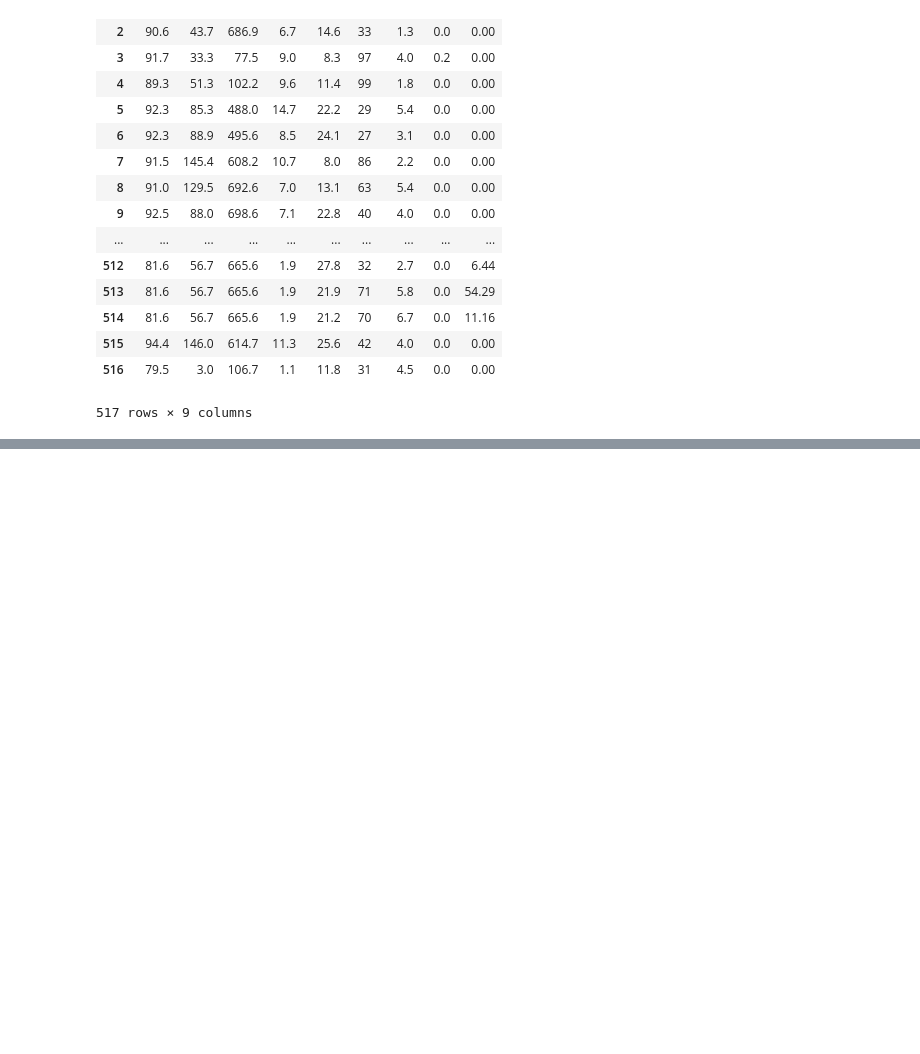
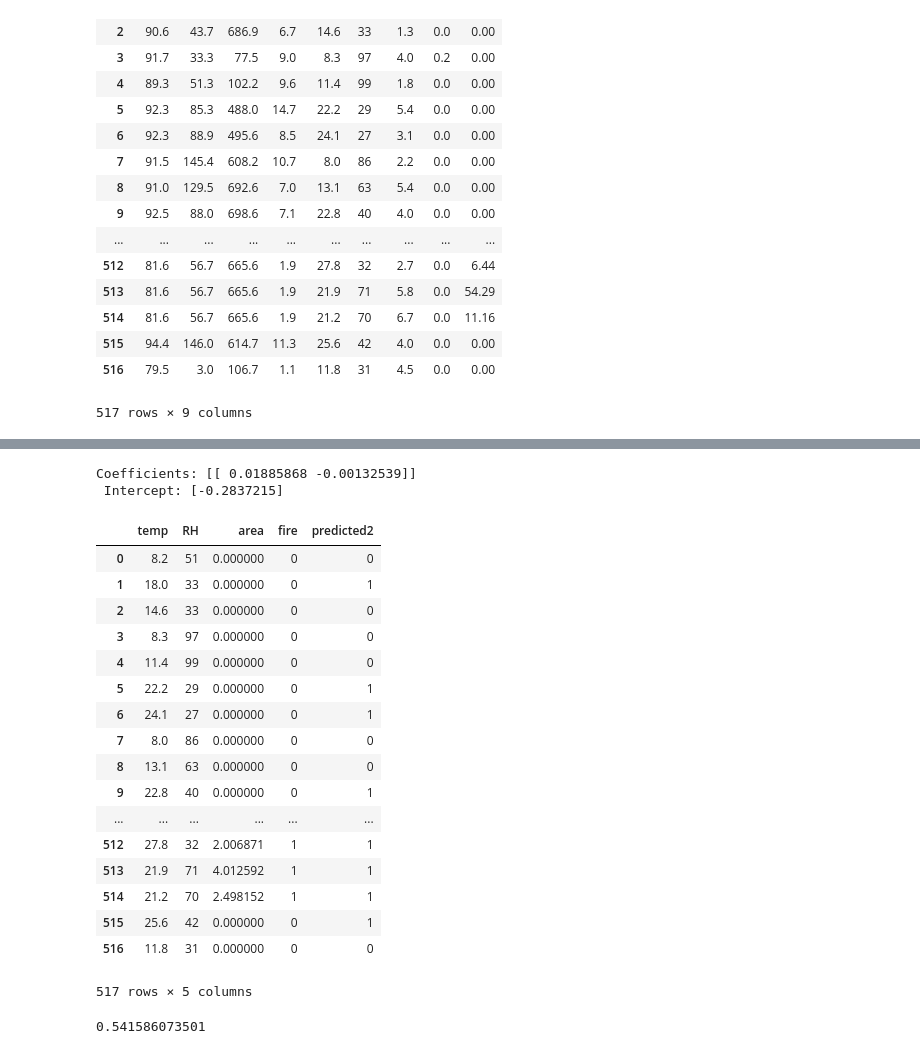
Before and after one commit to kmk4021/data_science, a Jupyter notebook: Assignment3_burned area.ipynb, the cells around one changed output, grey strips where cells are left out. Drawn from its saved outputs; the diff is of its cells as text; code cells hidden in the pictures; blank space fills up the shorter version.

```diff
--- a/Assignment3_burned area.ipynb
+++ b/Assignment3_burned area.ipynb
@@ -514,0 +584,14 @@ SyntaxError: invalid syntax (<ipython-input-38-5a362c15351a>, line 1)
+# %%
+sdflogreg = df[['temp', 'RH', 'area']]
+sdflogreg.loc[:, 'area'] = np.log1p(sdflogreg['area'])
+
+# 50% 이상이면 1, 아닌 경우 0으로 set
+fire = []
+for i in range(0, len(sdflogreg)):
+    if sdflogreg.iloc[i]['area'] >= 0.418710:
+        fire.append(1)
+    else:
+        fire.append(0)
+
+sdflogreg.loc[:, 'fire'] = fire
+sdflogreg
@@ -514,0 +617,47 @@ SyntaxError: invalid syntax (<ipython-input-38-5a362c15351a>, line 1)
+# %%
+X = zip(sdflogreg['temp'], sdflogreg['RH'])
+y = sdflogreg['fire'].values
+regr2 = linear_model.LogisticRegression()
+regr2 = regr2.fit(X, y)
+
+print 'Coefficients:', regr2.coef_
+print ' Intercept:', regr2.intercept_
+# %% [output]
+Coefficients: [[ 0.01885868 -0.00132539]]
+ Intercept: [-0.2837215]
+# %%
+predicted2 = []
+for i in range(0, len(sdflogreg)):
+    predicted2.append(regr2.predict(X[i]))
+
+sdflogreg.loc[:, 'predicted2'] = predicted2
+sdflogreg
+# %% [output]
+|  | temp | RH | area | fire | predicted2 |
+| 0 | 8.2 | 51 | 0.000000 | 0 | 0 |
+| 1 | 18.0 | 33 | 0.000000 | 0 | 1 |
+| 2 | 14.6 | 33 | 0.000000 | 0 | 0 |
+| 3 | 8.3 | 97 | 0.000000 | 0 | 0 |
+| 4 | 11.4 | 99 | 0.000000 | 0 | 0 |
+| 5 | 22.2 | 29 | 0.000000 | 0 | 1 |
+| 6 | 24.1 | 27 | 0.000000 | 0 | 1 |
+| 7 | 8.0 | 86 | 0.000000 | 0 | 0 |
+| 8 | 13.1 | 63 | 0.000000 | 0 | 0 |
+| 9 | 22.8 | 40 | 0.000000 | 0 | 1 |
+| ... | ... | ... | ... | ... | ... |
+| 512 | 27.8 | 32 | 2.006871 | 1 | 1 |
+| 513 | 21.9 | 71 | 4.012592 | 1 | 1 |
+| 514 | 21.2 | 70 | 2.498152 | 1 | 1 |
+| 515 | 25.6 | 42 | 0.000000 | 0 | 1 |
+| 516 | 11.8 | 31 | 0.000000 | 0 | 0 |
+517 rows × 5 columns
+# %%
+# 로지스틱 회귀분석에 의한 분류 정확도
+correctly_predicted = 0
+for i in range(0, len(sdflogreg)):
+    if predicted2[i] == y[i]:
+        correctly_predicted += 1
+
+print float(correctly_predicted) / len(sdflogreg)
+# %% [output]
+0.541586073501
```
Also changed, not shown: parts of 15 cells of this notebook.
